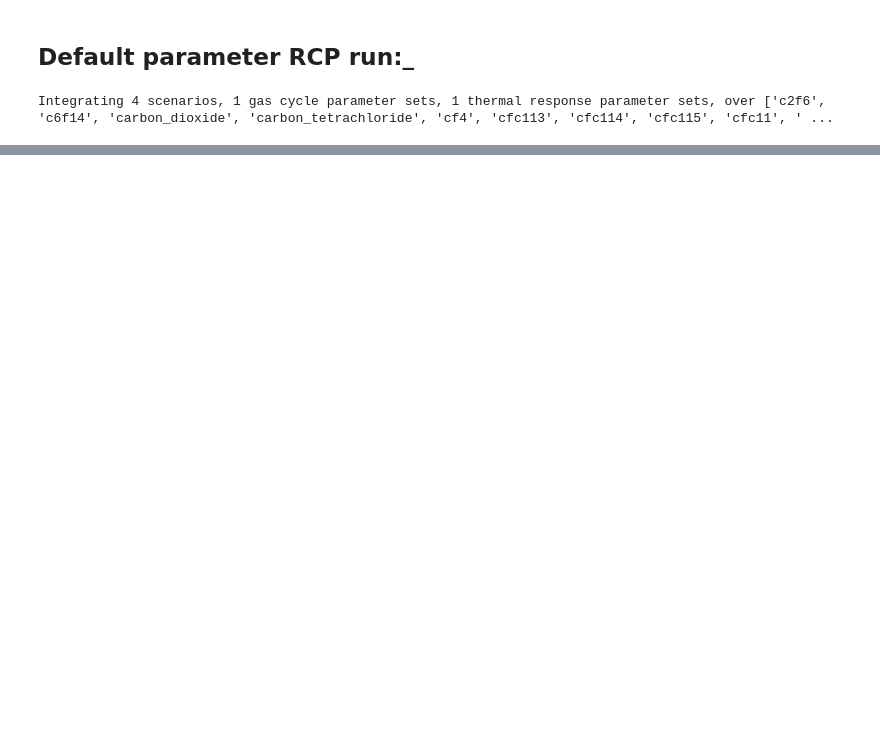
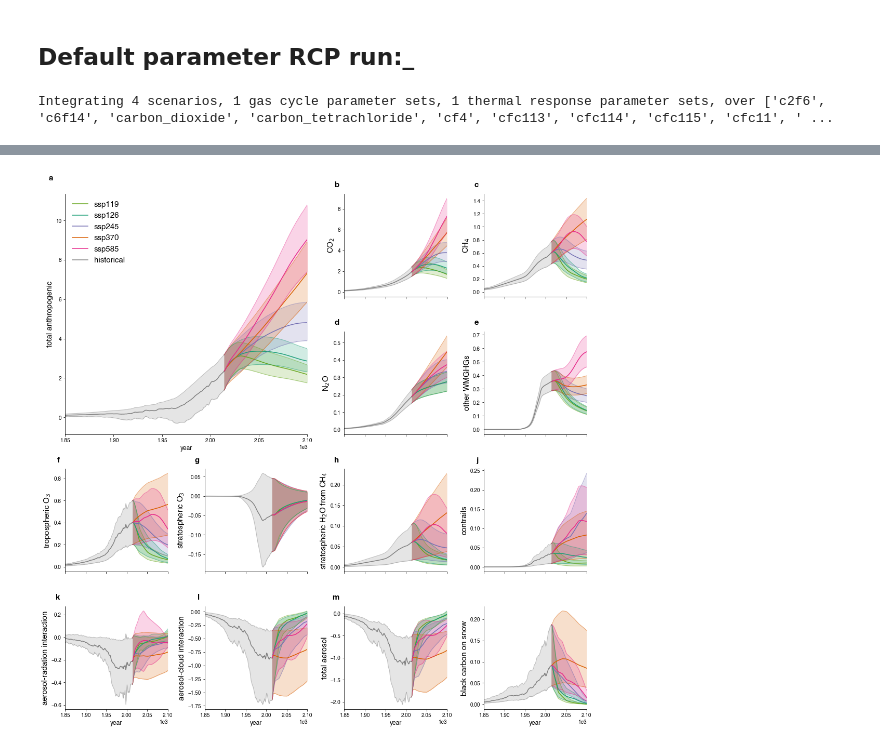
Before and after one commit to njleach/GIR, a Jupyter notebook: GIR/notebooks/SSP_NROY_ensemble.ipynb, the cells around one changed output, grey strips where cells are left out. Saved outputs shown, nothing was run; the diff lists cells and outputs as text; code cells hidden in the pictures; blank space fills up the shorter version.

```diff
--- a/GIR/notebooks/SSP_NROY_ensemble.ipynb
+++ b/GIR/notebooks/SSP_NROY_ensemble.ipynb
@@ -468,0 +826,18 @@ NameError: name 'rcp_run1' is not defined
+# %%
+scenarios = ['ssp'+x for x in ['119','126','245','370','585']]
+
+plot_results = pd.DataFrame(index = np.arange(1750,2151),columns=pd.MultiIndex.from_product([scenarios,list(param_categories.keys()) + ['anthro','temp'],[5,17,50,83,95]]))
+
+generate_params = generate_CMIP6like_params(5000)
+
+for ssp in scenarios:
+
+    results_rf,results_T,LUC_forc = run_CMIP6like_ssp(ssp,*generate_params)
+
+    for forc_cat in param_categories.keys():
+        for quantile in [5,16.6,50,83.3,95]:
+            plot_results.loc[:,(ssp,forc_cat,quantile)] = results_rf.loc[:,(slice(None),param_categories[forc_cat])].groupby(level=0,axis=1).sum().quantile(quantile/100,axis=1)
+
+    for quantile in [5,16.6,50,83.3,95]:
+        plot_results.loc[:,(ssp,'anthro',quantile)] = (results_rf.xs('Total',axis=1,level=1) - results_rf.xs('External',axis=1,level=1) + LUC_forc).quantile(quantile/100,axis=1)
+        plot_results.loc[:,(ssp,'temp',quantile)] = (results_T - results_T.loc[1861:1880].mean()).quantile(quantile/100,axis=1)
@@ -468,0 +850,54 @@ NameError: name 'rcp_run1' is not defined
+# %%
+fig=plt.figure(figsize=(15,15))
+
+map_forc_cat = dict(zip(param_categories.keys(),['other WMGHGs','CO$_2$','CH$_4$','N$_2$O','tropospheric O$_3$','stratospheric O$_3$','stratospheric H$_2$O from CH$_4$','aerosol-radation interaction','aerosol-cloud interaction','total aerosol','black carbon on snow','contrails']))
+forc_cat_order = ['carbon_dioxide', 'methane', 'nitrous_oxide','other_wmghgs','trop_o3', 'strat_o3', 'strat_h2o','contrails','ari', 'aci', 'aer','bc_on_snow']
+
+gs = fig.add_gridspec(4, 4)
+ax1 = fig.add_subplot(gs[:2,:2])
+ax2 = [fig.add_subplot(gs[i,j]) for i in np.arange(4) for j in np.arange(4) if (i>=2) or (j>=2)]
+colors= {'ssp245':'#7570b3','ssp370':'#d95f02','ssp585':'#e7298a','ssp119':'#66a61e','ssp126':'#1b9e77','history':'grey'}
+for ssp in scenarios:
+    ax1.plot(plot_results.loc[2014:2100,(ssp,'anthro',50)],color=colors[ssp],label=ssp)
+    ax1.fill_between(plot_results.loc[2014:2100].index,*plot_results.loc[2014:2100,(ssp,'anthro',[5,95])].values.T,color=colors[ssp],lw=0,alpha=0.2)
+    ax1.plot(plot_results.loc[2014:2100].index,plot_results.loc[2014:2100,(ssp,'anthro',[5,95])],color=colors[ssp],lw=1.2,alpha=0.5)
+
+#     ax1.plot(magicc_data.loc[2014:2100].index,magicc_data.loc[2014:2100,(ssp,'anthro')],color=colors[ssp],ls=':',lw=1.2,alpha=0.5)
+
+    for i,forc_cat in enumerate(forc_cat_order):
+        ax2[i].plot(plot_results.loc[2014:2100,(ssp,forc_cat,50)],color=colors[ssp])
+        ax2[i].fill_between(plot_results.loc[2014:2100].index,*plot_results.loc[2014:2100,(ssp,forc_cat,[5,95])].values.T,color=colors[ssp],lw=0,alpha=0.2)
+        ax2[i].plot(plot_results.loc[2014:2100].index,plot_results.loc[2014:2100,(ssp,forc_cat,[5,95])],color=colors[ssp],lw=1.2,alpha=0.5)
+
+#         ax2[i].plot(magicc_data.loc[2014:2100].index,magicc_data.loc[2014:2100,(ssp,forc_cat)],color=colors[ssp],ls=':',lw=1.2,alpha=0.5)
+
+ax1.plot(plot_results.loc[:2014,(ssp,'anthro',50)],color=colors['history'],label='historical')
+ax1.fill_between(plot_results.loc[:2014].index,*plot_results.loc[:2014,(ssp,'anthro',[5,95])].values.T,color=colors['history'],lw=0,alpha=0.2)
+ax1.plot(plot_results.loc[:2014].index,plot_results.loc[:2014,(ssp,'anthro',[5,95])],color=colors['history'],lw=1.2,alpha=0.5)
+
+# ax1.plot(magicc_data.loc[:2014].index,magicc_data.loc[:2014,(ssp,'anthro')],color=colors['history'],ls=':',lw=1.2,alpha=0.5)
+
+for i,forc_cat in enumerate(forc_cat_order):
+        ax2[i].plot(plot_results.loc[:2014,(ssp,forc_cat,50)],color=colors['history'])
+        ax2[i].fill_between(plot_results.loc[:2014].index,*plot_results.loc[:2014,(ssp,forc_cat,[5,95])].values.T,color=colors['history'],lw=0,alpha=0.2)
+        ax2[i].plot(plot_results.loc[:2014].index,plot_results.loc[:2014,(ssp,forc_cat,[5,95])],color=colors['history'],lw=1.2,alpha=0.5)
+
+#         ax2[i].plot(magicc_data.loc[:2014].index,magicc_data.loc[:2014,(ssp,forc_cat)],color=colors['history'],ls=':',lw=1.2,alpha=0.5)
+
+        ax2[i].set_ylabel(map_forc_cat[forc_cat],fontsize=15)
+
+
+ax1.set_ylabel('total anthropogenic',fontsize=15)
+[a.tick_params(labelbottom=False) for a in ax2[:-4]]
+[a.set_xlabel('year',fontsize=12) for a in ax2[-4:]+[ax1]]
+[a.spines[pos].set_visible(False) for a in ax2+[ax1] for pos in ['right','top']]
+[a.set_xlim(1850,2100) for a in ax2+[ax1]]
+[ax2[i].text(-0.05,1.05,x,va='bottom',ha='right',transform=ax2[i].transAxes,fontweight='bold',fontsize=15) for i,x in enumerate(['b','c','d','e','f','g','h','j','k','l','m'])]
+ax1.text(-0.05,1.05,'a',va='bottom',ha='right',transform=ax1.transAxes,fontweight='bold',fontsize=15)
+# ax1.plot([],[],'k:',label='MAGICC7.1.0.beta')
+ax1.legend(loc='upper left',fontsize=15)
+plt.tight_layout()
+
+# [fig.savefig('/home/leachl/Documents/Simple_models/FaIR_v2-0_paper/Plots/SSP_NROY_ERF_grid.'+x,bbox_inches='tight',dpi=600) for x in ['png','pdf','svg']]
+# %% [output]
+[figure, added]
```
Also changed, not shown: parts of 45 cells of this notebook, 12 other files.
